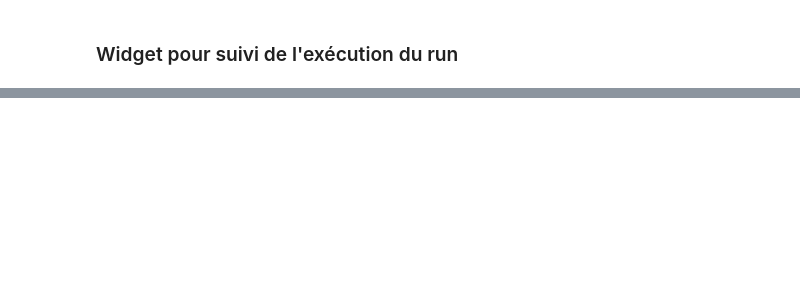
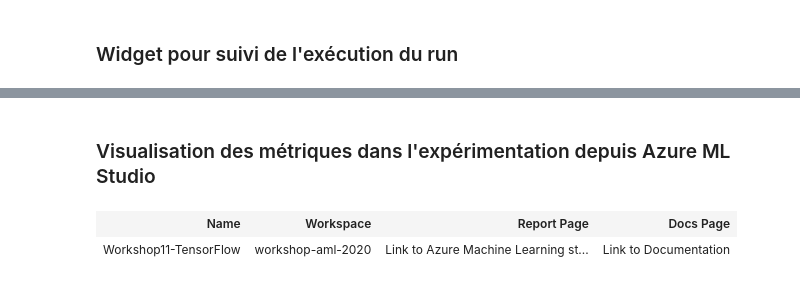
Before and after one commit to retkowsky/WorkshopAML2020, a Jupyter notebook: 11 TensorFlow GPU.ipynb, the cells around one changed output, grey strips where cells are left out. Drawn from its saved outputs; the diff is of its cells as text; code cells hidden in the pictures; blank space fills up the shorter version.

```diff
--- a/11 TensorFlow GPU.ipynb
+++ b/11 TensorFlow GPU.ipynb
@@ -227,0 +252,7 @@ run.get_metrics()
+# %% [markdown]
+### Visualisation des métriques dans l'expérimentation depuis Azure ML Studio
+# %%
+experiment
+# %% [output]
+| Name | Workspace | Report Page | Docs Page |
+| Workshop11-TensorFlow | workshop-aml-2020 | Link to Azure Machine Learning st... | Link to Documentation |
```
Also changed, not shown: parts of 14 cells of this notebook.
